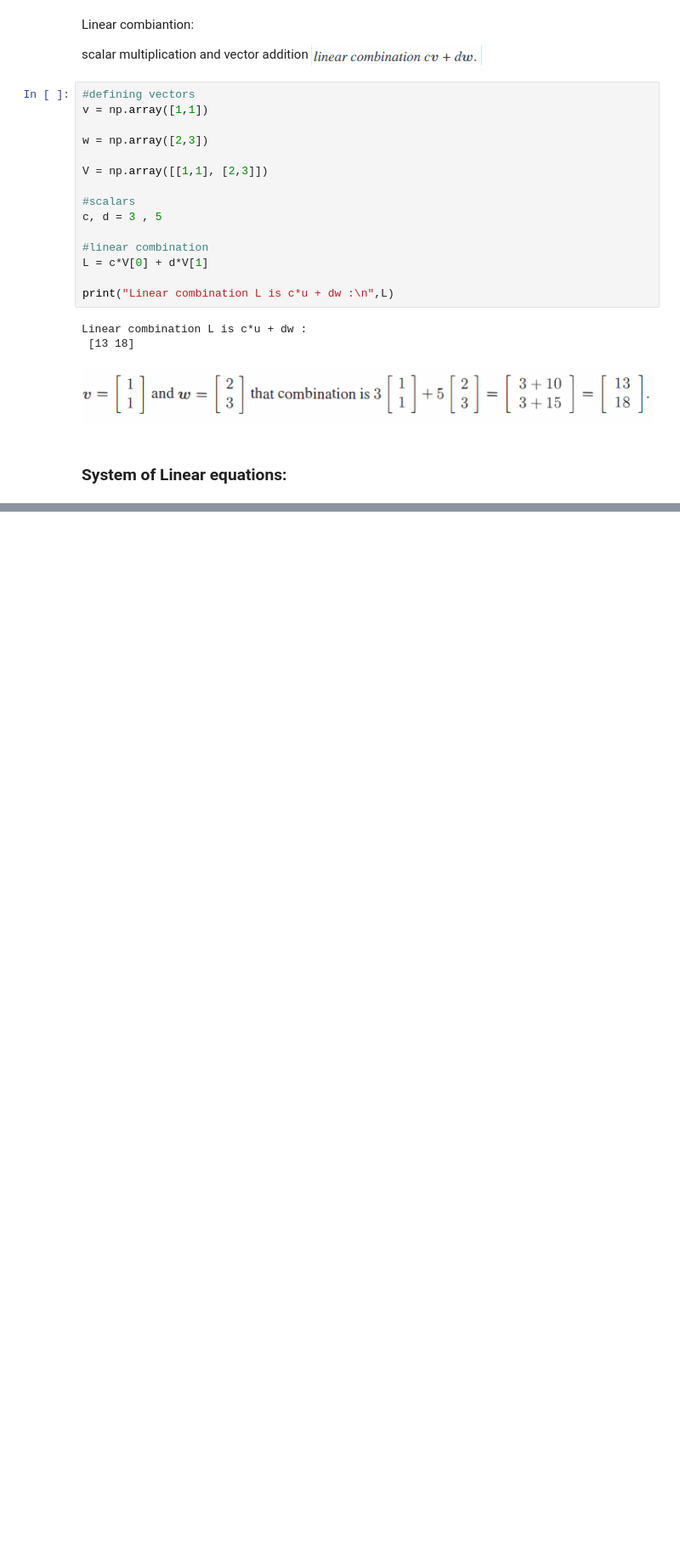
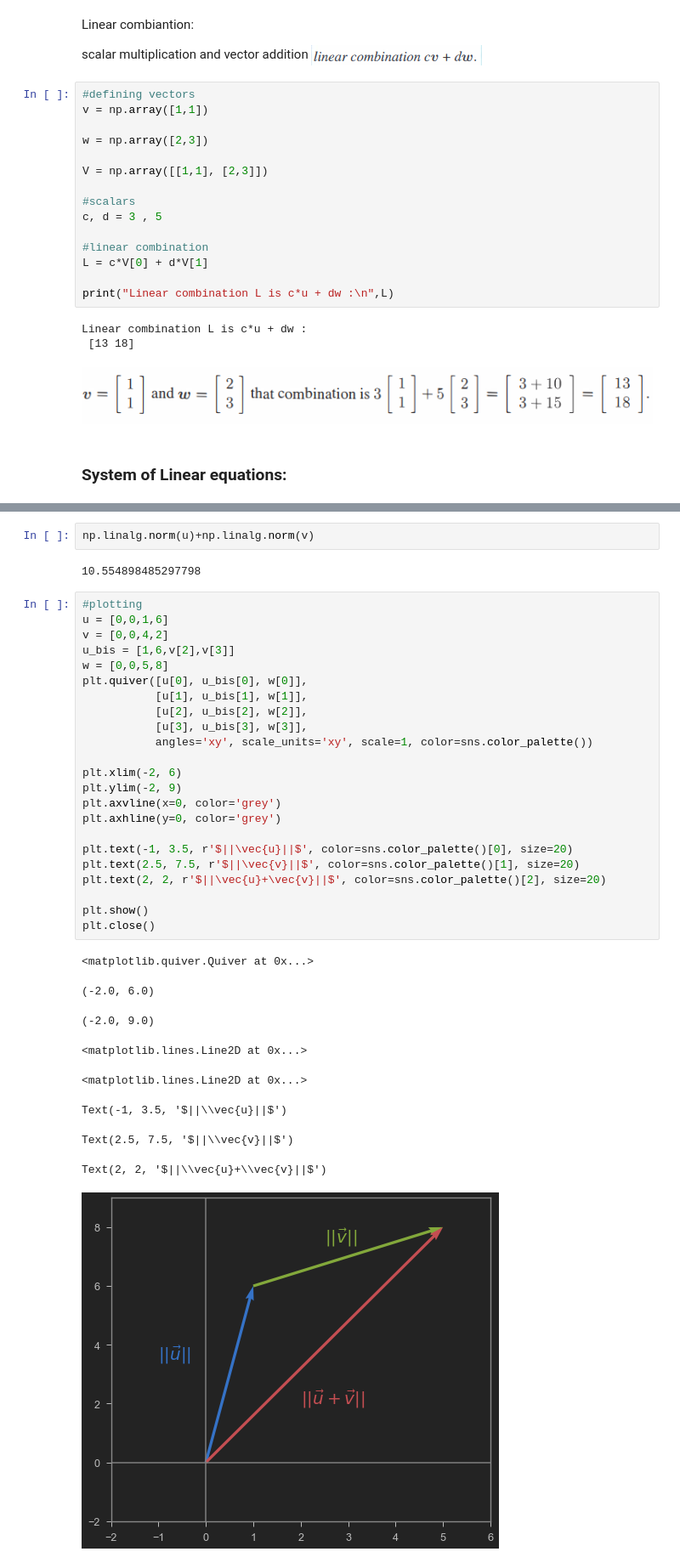
Before and after one commit to GouthamKumar-R/ML, a Jupyter notebook: coursera-M4ML/linear-algebra/M4ML - Linear Algebra .ipynb, the cells around one changed output, grey strips where cells are left out. Shown at 85% size. Saved outputs shown, nothing was run; the diff lists cells and outputs as text; blank space fills up the shorter version.

```diff
--- a/coursera-M4ML/linear-algebra/M4ML - Linear Algebra .ipynb
+++ b/coursera-M4ML/linear-algebra/M4ML - Linear Algebra .ipynb
@@ -116,0 +539,37 @@ If |A|=0 and <br/>
+# %%
+np.linalg.norm(u)+np.linalg.norm(v)
+# %% [output]
+10.554898485297798
+# %%
+#plotting
+u = [0,0,1,6]
+v = [0,0,4,2]
+u_bis = [1,6,v[2],v[3]]
+w = [0,0,5,8]
+plt.quiver([u[0], u_bis[0], w[0]],
+           [u[1], u_bis[1], w[1]],
+           [u[2], u_bis[2], w[2]],
+           [u[3], u_bis[3], w[3]],
+           angles='xy', scale_units='xy', scale=1, color=sns.color_palette())
+
+plt.xlim(-2, 6)
+plt.ylim(-2, 9)
+plt.axvline(x=0, color='grey')
+plt.axhline(y=0, color='grey')
+
+plt.text(-1, 3.5, r'$||\vec{u}||$', color=sns.color_palette()[0], size=20)
+plt.text(2.5, 7.5, r'$||\vec{v}||$', color=sns.color_palette()[1], size=20)
+plt.text(2, 2, r'$||\vec{u}+\vec{v}||$', color=sns.color_palette()[2], size=20)
+
+plt.show()
+plt.close()
+# %% [output]
+<matplotlib.quiver.Quiver at 0x...>
+(-2.0, 6.0)
+(-2.0, 9.0)
+<matplotlib.lines.Line2D at 0x...>
+<matplotlib.lines.Line2D at 0x...>
+Text(-1, 3.5, '$||\\vec{u}||$')
+Text(2.5, 7.5, '$||\\vec{v}||$')
+Text(2, 2, '$||\\vec{u}+\\vec{v}||$')
+[figure, added]
```
Also changed, not shown: parts of 53 cells of this notebook.
